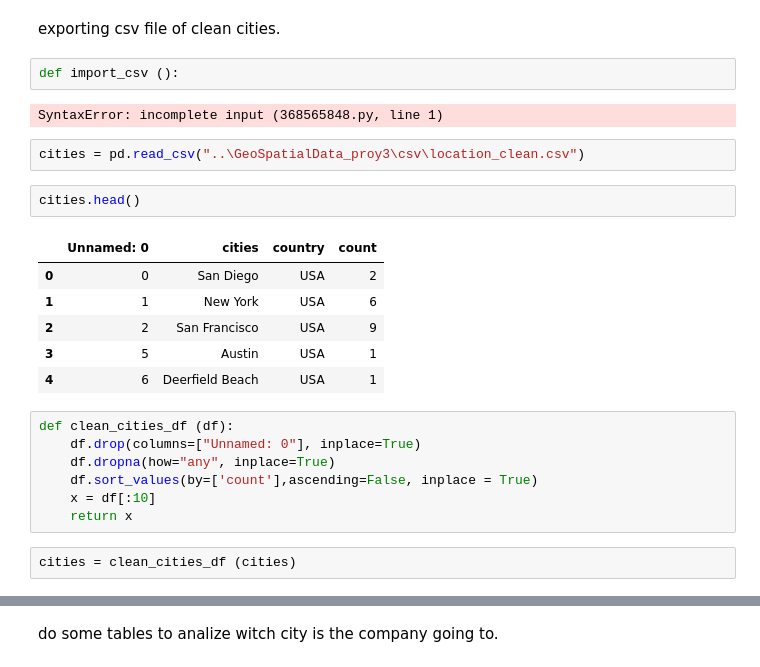
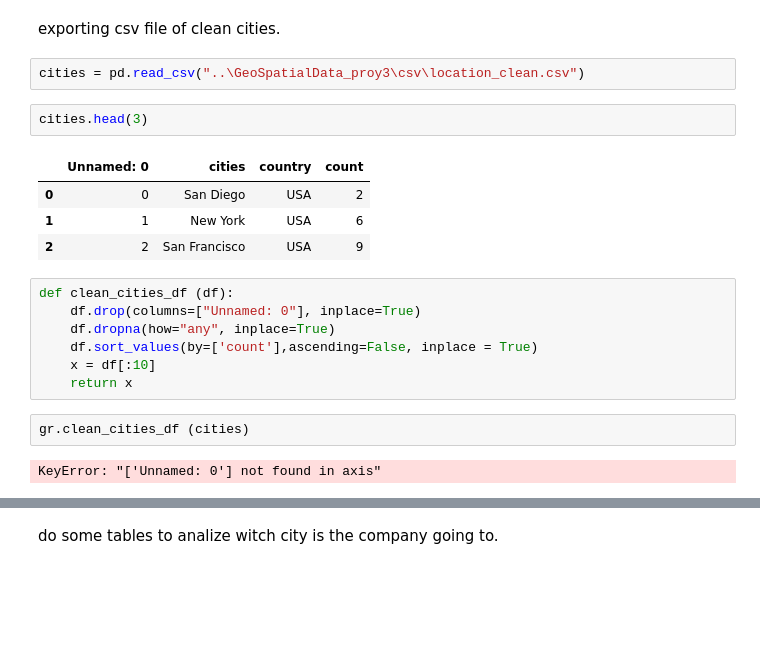
Before and after one commit to imalanz/RockAI_Studio, a Jupyter notebook: Graphing.ipynb, the cells around one changed output, grey strips where cells are left out. Drawn from its saved outputs; the diff is of its cells as text; blank space fills up the shorter version.

```diff
--- a/Graphing.ipynb
+++ b/Graphing.ipynb
@@ -24,21 +27,15 @@ importlib.reload(gr)
 ## 1. Searching for city.
 # %% [markdown]
 exporting csv file of clean cities.
-# %%
-def import_csv ():
-# %% [output]
-SyntaxError: incomplete input (368565848.py, line 1)
 # %%
 cities = pd.read_csv("..\GeoSpatialData_proy3\csv\location_clean.csv")
 # %%
-cities.head()
+cities.head(3)
 # %% [output]
 |  | Unnamed: 0 | cities | country | count |
 | 0 | 0 | San Diego | USA | 2 |
 | 1 | 1 | New York | USA | 6 |
 | 2 | 2 | San Francisco | USA | 9 |
-| 3 | 5 | Austin | USA | 1 |
-| 4 | 6 | Deerfield Beach | USA | 1 |
 # %%
 def clean_cities_df (df):
     df.drop(columns=["Unnamed: 0"], inplace=True)
@@ -47,4 +44,6 @@ def clean_cities_df (df):
     x = df[:10]
     return x
 # %%
-cities = clean_cities_df (cities)
+gr.clean_cities_df (cities)
+# %% [output]
+KeyError: "['Unnamed: 0'] not found in axis"
```
Also changed, not shown: parts of 24 cells of this notebook, 5 other files.
